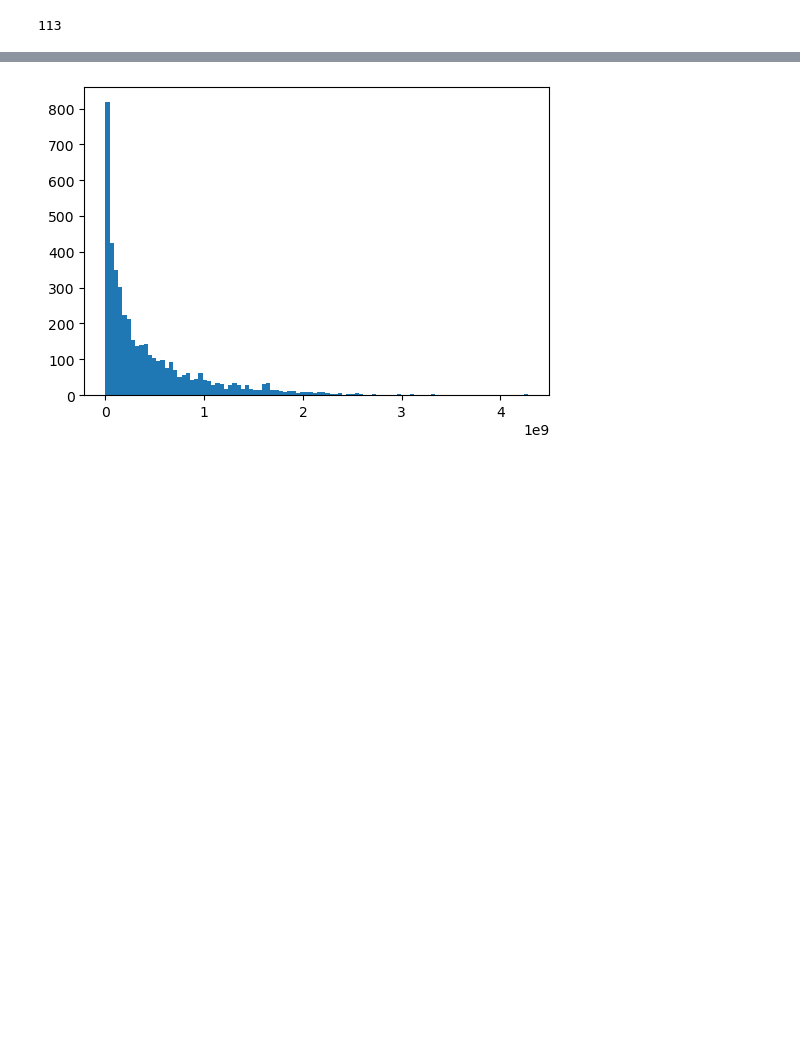
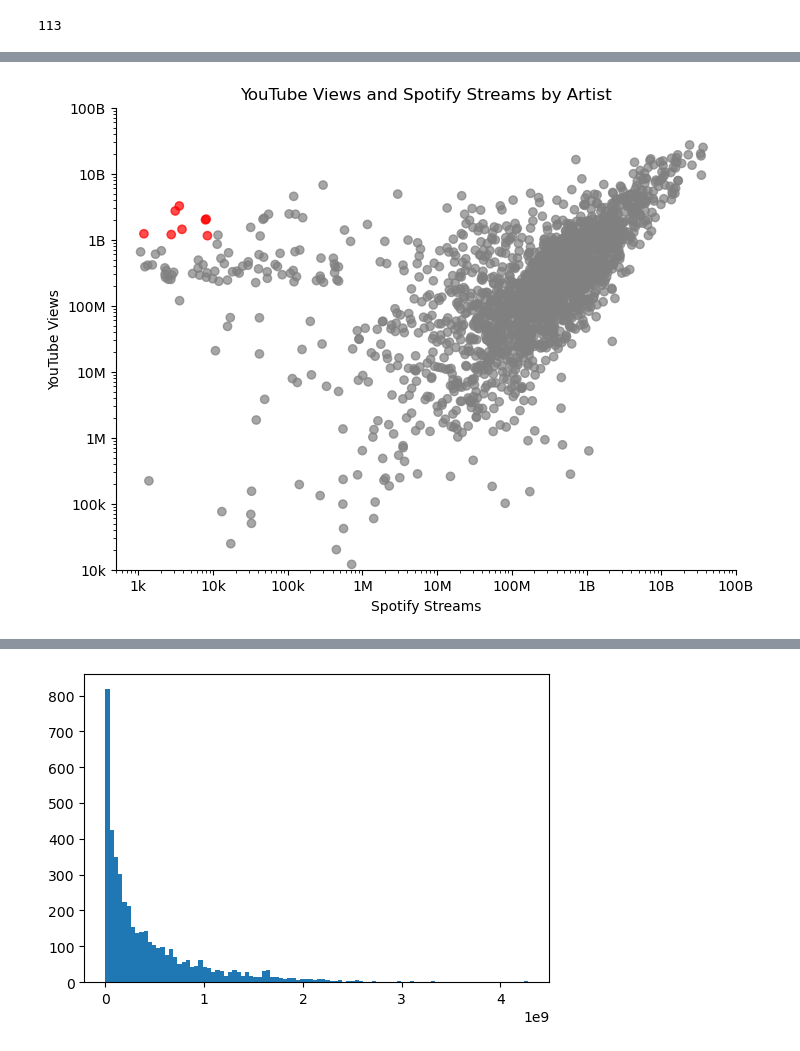
Before and after one commit to al-gent/msds_593_final, a Jupyter notebook: final.ipynb, the cells around one changed output, grey strips where cells are left out. Saved outputs shown, nothing was run; the diff lists cells and outputs as text; code cells hidden in the pictures; blank space fills up the shorter version.

```diff
--- a/final.ipynb
+++ b/final.ipynb
@@ -112,0 +242,14 @@ See the caveats in the documentation: https://pandas.pydata.org/pandas-docs/stab
+# %%
+youclean = df.dropna(subset=['Spotify Streams', 'YouTube Views'])
+cols=['Spotify Streams', 'YouTube Views']
+
+for col in cols:
+    print(col)
+    if youclean[col].dtype == 'object':  # Check if the column is of type object (usually string)
+        youclean[col] = youclean[col].astype(str).str.replace(',', '').astype(float).astype(int)
+
+youclean.dtypes
+
+spoyou = youclean.groupby('Artist')[['Spotify Streams', 'YouTube Views']].sum().sort_values(by='Spotify Streams', ascending=False)
+
+spoyou
@@ -112,0 +283,76 @@ See the caveats in the documentation: https://pandas.pydata.org/pandas-docs/stab
+# %%
+
+fig, ax = plt.subplots(figsize=(8,6))
+
+# high_stream_low_views = spoyou[((spoyou['Spotify Streams'] > 10000000) & (spoyou['YouTube Views'] < 10000))]
+high_views_low_stream = spoyou[((spoyou['YouTube Views'] > 1000000000) & (spoyou['Spotify Streams'] < 10000))]
+print(high_views_low_stream)
+x=spoyou['Spotify Streams']
+y=spoyou['YouTube Views']
+colors=[]
+for artist in spoyou.index:
+    if artist in set(high_views_low_stream.index.values):
+        colors.append('red')
+    else:
+        colors.append('gray')
+ax.set_xscale('log')
+ax.set_yscale('log')
+
+# slope, intercept = np.polyfit(x, y, 1)  # 1 indicates a linear fit (degree 1)
+
+# # Generate points for the line
+# line_x = np.linspace(x.quantile(.1), x.max(), 100)
+# line_y = slope * line_x + intercept
+
+# # Plot the line of best fit
+# plt.plot(line_x, line_y, color='white', label='Line of Best Fit')
+
+
+# ax.hlines(y=10000, xmin=10000000, xmax=100000000000,
+#           colors='red', linestyles='dashed', lw=1.5, label='')
+# ax.vlines(x=10000000, ymin=0, ymax=10000,
+#           colors='red', linestyles='dashed', lw=1.5, label='')
+
+# ax.hlines(y=100000000, xmin=0, xmax=10000,
+#           colors='orange', linestyles='dashed', lw=1.5, label='')
+# ax.vlines(x=10000, ymin=100000000, ymax=100000000000,
+#           colors='orange', linestyles='dashed', lw=1.5, label='')
+
+# ax.hlines(y=1068, xmin = 376842137, xmax = 5e9, color='red')
+# set2 = dict(facecolor='#afc9b4', edgecolor='none')
+# ax.text(5e9,700,"KHEA - Rapper(Argentina)",fontsize=10,fontname='serif', bbox=set2)
+
+
+# ax.hlines(y=7595, xmin = 1e3, xmax = 99086405, color='red')
+# ax.text(1e3,7595,"Uzielito Mix - DJ(Mexico)",fontsize=10,fontname='serif', bbox=set2)
+
+# ax.hlines(y=179, xmin = 181784966, xmax = 5e9, color='red')
+# ax.text(5e9,179,"Manu - Singer(Brazil)",fontsize=10,fontname='serif', bbox=set2)
+
+# ax.hlines(y=2771, xmax = 1e9, xmin = 174154846, color='red')
+# ax.text(1e9,2771,"Sam Barber - Country Singer(USA)",fontsize=10,fontname='serif', bbox=set2)
+
+# ax.hlines(y=1172, xmax = 1e3, xmin = 14137400, color='red')
+# ax.text(1e3,1172,"Angi Fire - Child Singer",fontsize=10,fontname='serif', bbox=set2)
+
+
+
+ax.set_xlim(500, 100000000000)
+ax.set_ylim(10000, 100000000000)
+
+ax.set_xticks([int(10**x) for x in range(3,12)])
+ax.set_xticklabels([ '1k', '10k', '100k', '1M', '10M', '100M', '1B','10B', '100B'])
+ax.set_yticks([int(10**x) for x in range(4,12)])
+ax.set_yticklabels([ '10k', '100k', '1M', '10M', '100M', '1B','10B', '100B'])
+ax.scatter(x,y,alpha=.7, c=colors)
+ax.set_xlabel('Spotify Streams')
+ax.set_ylabel('YouTube Views')
+ax.spines['top'].set_visible(False)
+ax.spines['right'].set_visible(False)
+ax.set_title('YouTube Views and Spotify Streams by Artist')
+
+#ax.legend(loc='upper right')
+
+#highlight the artists we want to look at
+plt.show()
+# %% [output]
@@ -112,0 +369 @@ See the caveats in the documentation: https://pandas.pydata.org/pandas-docs/stab
+[figure, added]
```
Also changed, not shown: parts of 34 cells of this notebook.
